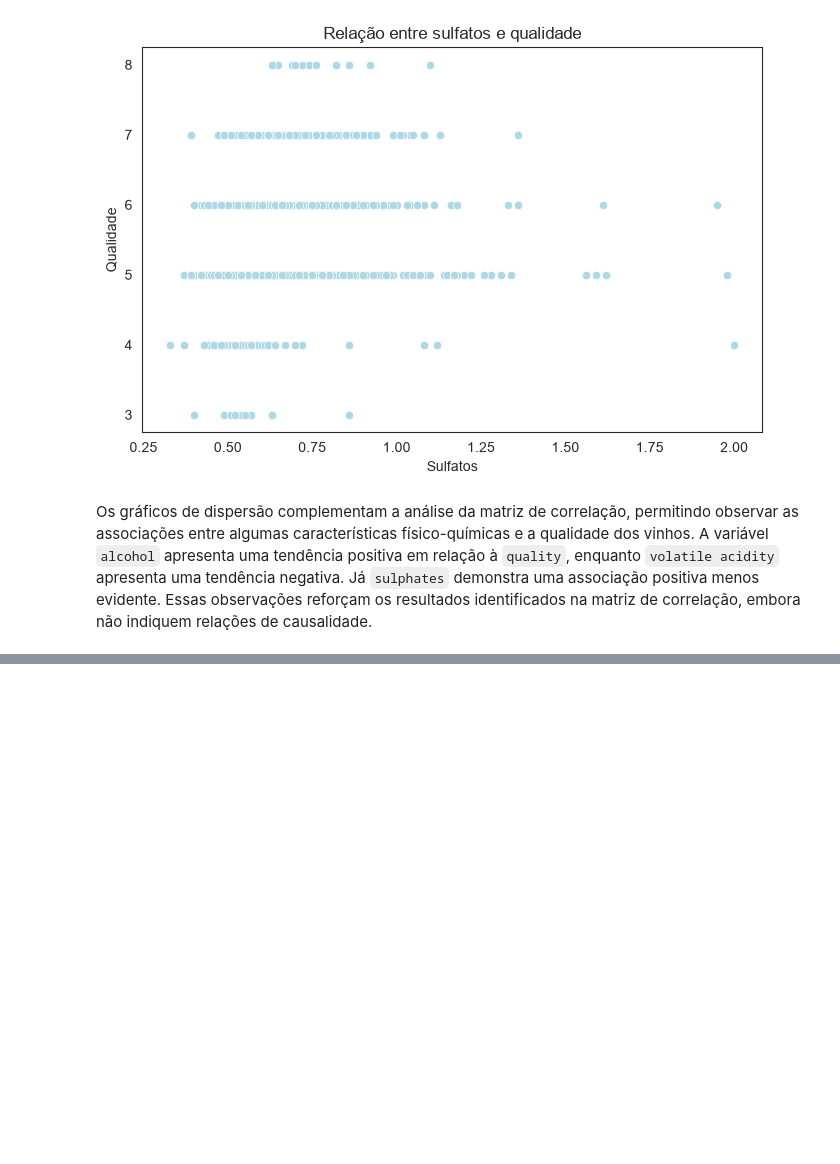
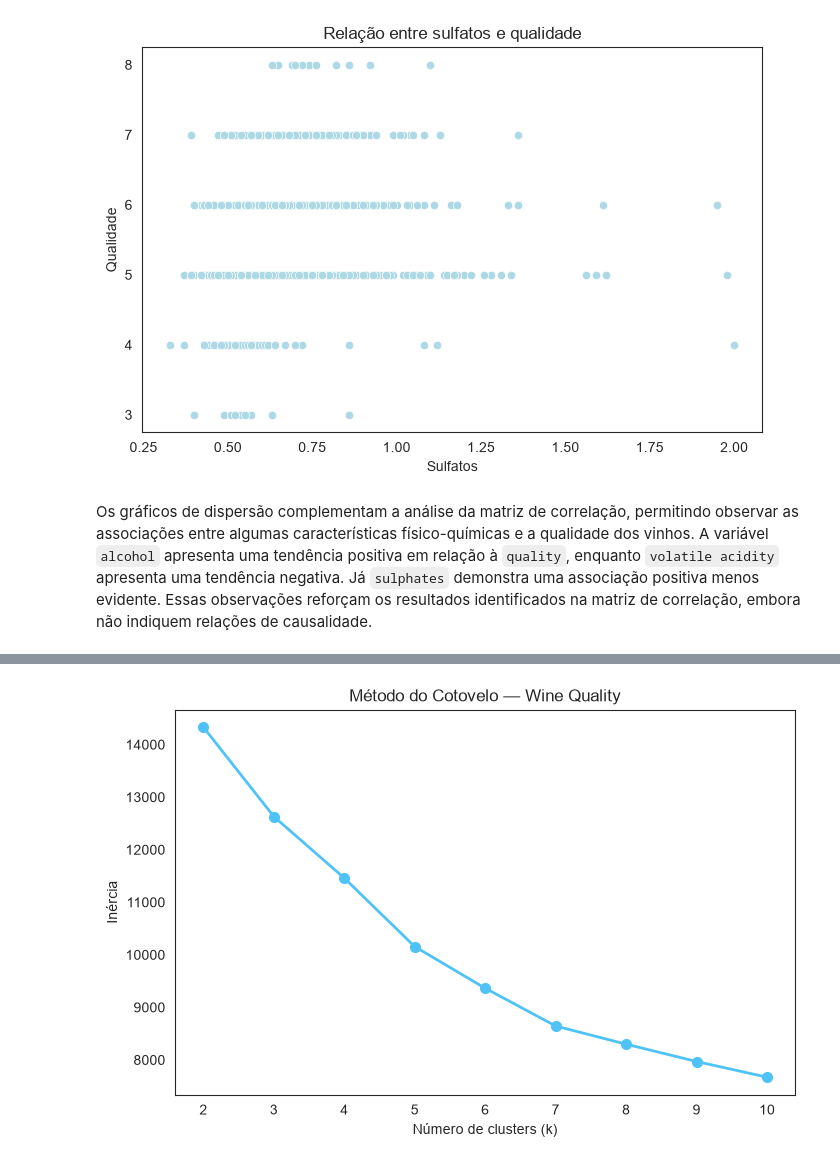
Before and after one commit to gabimontcruz/Projeto_AVD, a Jupyter notebook: notebooks/parte_comum/eda.ipynb, the cells around one changed output, grey strips where cells are left out. Drawn from its saved outputs; the diff is of its cells as text; code cells hidden in the pictures; blank space fills up the shorter version.

```diff
--- a/notebooks/parte_comum/eda.ipynb
+++ b/notebooks/parte_comum/eda.ipynb
@@ -340,0 +328,14 @@ Nesta etapa, serão realizadas as verificações e os procedimentos necessários
+# %%
+# [IA] ChatGPT – apoio na utilização do StandardScaler para padronização das variáveis.
+from sklearn.preprocessing import StandardScaler
+
+
+X = df.drop(columns="quality")
+scaler = StandardScaler()
+X_padronizado = scaler.fit_transform(X)
+df_padronizado = pd.DataFrame(
+    X_padronizado,
+    columns=X.columns
+)
+
+df_padronizado.head()
@@ -340,0 +359,38 @@ Nesta etapa, serão realizadas as verificações e os procedimentos necessários
+# %%
+# [IA] ChatGPT – auxílio na implementação do Método do Cotovelo com scikit-learn.
+from sklearn.cluster import KMeans
+import matplotlib.pyplot as plt
+
+valores_k = range(2, 11)
+inercias = []
+
+for k in valores_k:
+    modelo = KMeans(
+        n_clusters=k,
+        random_state=42,
+        n_init=10
+    )
+
+    modelo.fit(X_padronizado)
+    inercias.append(modelo.inertia_)
+
+plt.figure(figsize=(8, 5))
+
+plt.plot(
+    valores_k,
+    inercias,
+    marker="o",
+    color="#4FC3F7",
+    linewidth=2,
+    markersize=7
+)
+
+plt.title("Método do Cotovelo — Wine Quality")
+plt.xlabel("Número de clusters (k)")
+plt.ylabel("Inércia")
+plt.xticks(list(valores_k))
+plt.grid(False)
+
+plt.show()
+# %% [output]
+[figure, added]
```
Also changed, not shown: parts of 31 cells of this notebook.
